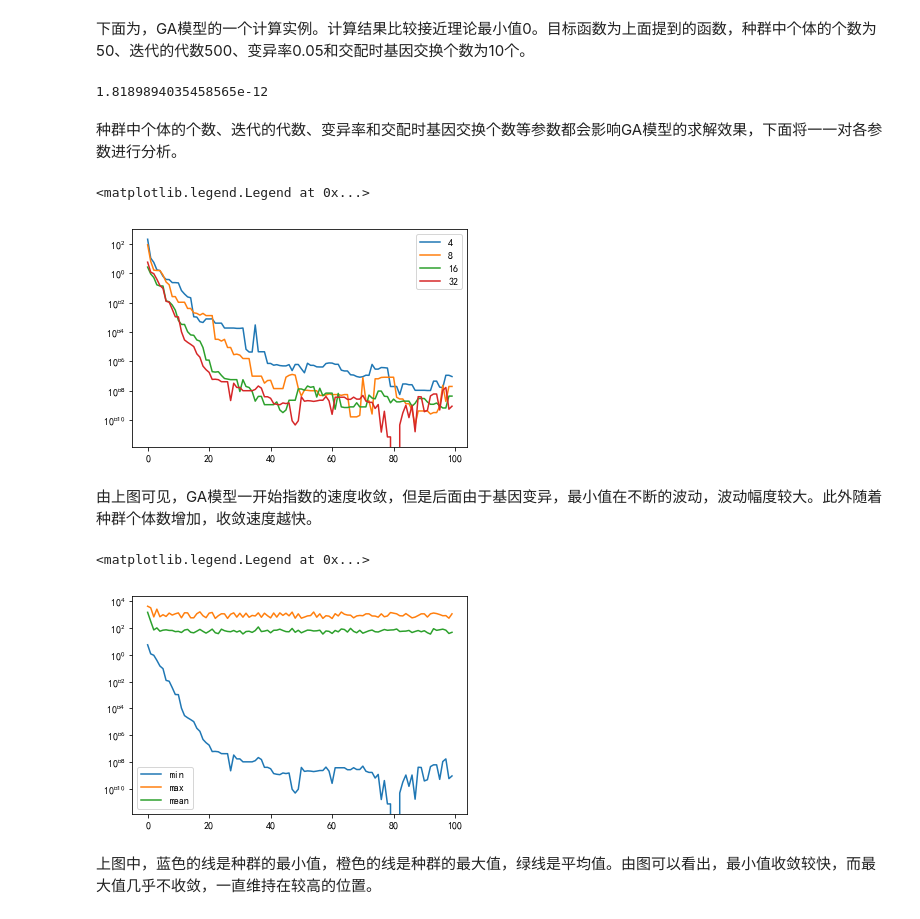
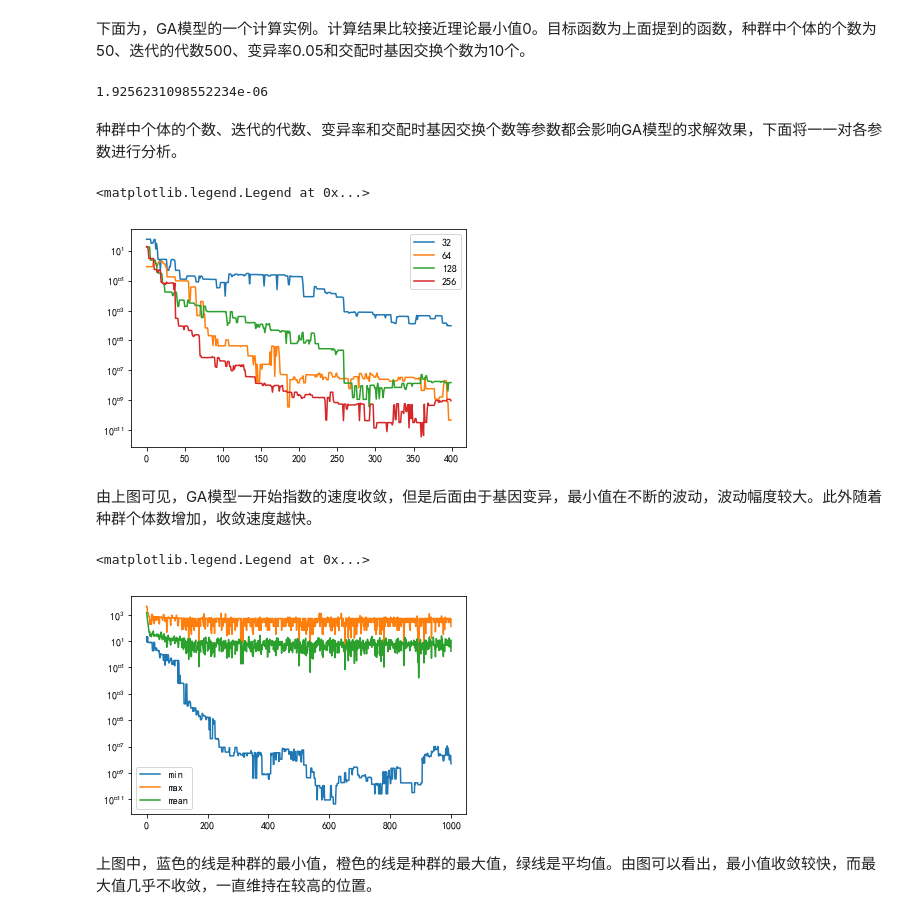
Before and after one commit to HHpetra/courseworkSAWR, a Jupyter notebook: 遗传算法.ipynb, the cells around one changed output. Saved outputs shown, nothing was run; the diff lists cells and outputs as text; code cells hidden in the pictures.

```diff
--- a/遗传算法.ipynb
+++ b/遗传算法.ipynb
@@ -71,7 +71,8 @@ x1=np.dot(bitValue,population[:,0:25].T)
 x2=np.dot(bitValue,population[:,25:25*2].T)
 value=GoalFunction(x1,x2)
 #fitvalue=np.exp(-value)#通过e的指数函数来反转最小值的适应度函数
-fitvalue=1/(value+0.0000001)
+#fitvalue=1/(value+0.0000001)
+fitvalue=-np.log(value/5120)
 fitness=fitvalue/fitvalue.sum()
 value,fitness
 # %% [output]
@@ -102,8 +103,9 @@ np.random.shuffle(newPopulation)
 # %%
 def reproduce(a,b,exchangeNumber):
     exchangeSit=np.random.randint(0,len(a),exchangeNumber)
-    a[exchangeSit]=a[exchangeSit]
-    b[exchangeSit]=b[exchangeSit]
+    temp=a[exchangeSit]
+    a[exchangeSit]=b[exchangeSit]
+    b[exchangeSit]=temp
     return a,b
 for i in range(len(newPopulation),2):
     a=newPopulation[i]
@@ -144,8 +146,11 @@ class GA(object):
         return value
     def reproduce(self,a,b,exchangeNumber):
         exchangeSit=np.random.randint(0,len(a),exchangeNumber)
-        a[exchangeSit]=a[exchangeSit]
-        b[exchangeSit]=b[exchangeSit]
+        #a[exchangeSit]=a[exchangeSit]
+        #b[exchangeSit]=b[exchangeSit]
+        temp=a[exchangeSit]
+        a[exchangeSit]=b[exchangeSit]
+        b[exchangeSit]=temp
         return a,b
     def variation(self,population,rate):
         variateSite=np.random.random(population.shape)<=rate
@@ -155,7 +160,8 @@ class GA(object):
         for i in range(self.iteration):
             value=self.__getValue()
             #fitvalue=np.exp(-value)#通过e的指数函数来反转最小值的适应度函数
-            fitvalue=1/(value+0.0000001)
+            #fitvalue=1/(value+0.0000001)
+            fitvalue=-np.log((value+0.00000001)/5121)
             fitness=fitvalue/fitvalue.sum()
             index=np.random.choice(len(fitness),size=len(fitness),p=fitness)
             newPopulation=self.population[index]
@@ -177,33 +183,36 @@ model=GA(GoalFunction,50,500,0.05,10,25,4,-20)
 model.run()
 model.resualt()
 # %% [output]
-1.8189894035458565e-12
+1.9256231098552234e-06
 # %% [markdown]
 种群中个体的个数、迭代的代数、变异率和交配时基因交换个数等参数都会影响GA模型的求解效果，下面将一一对各参数进行分析。
 # %%
-model1=GA(GoalFunction,16,100,0.05,10,25,4,-20)
-model2=GA(GoalFunction,32,100,0.05,10,25,4,-20)
-model3=GA(GoalFunction,64,100,0.05,10,25,4,-20)
-model4=GA(GoalFunction,128,100,0.05,10,25,4,-20)
+model1=GA(GoalFunction,32,400,0.005,10,25,4,-20)
+model2=GA(GoalFunction,64,400,0.005,10,25,4,-20)
+model3=GA(GoalFunction,128,400,0.005,10,25,4,-20)
+model4=GA(GoalFunction,256,400,0.005,10,25,4,-20)
 model1.run()
 model2.run()
 model3.run()
 model4.run()
-plt.plot(range(100),model1.min,range(100),model2.min,range(100),model3.min,range(100),model4.min)
+x=range(400)
+plt.plot(x,model1.min,x,model2.min,x,model3.min,x,model4.min)
 plt.yscale('log')
-plt.legend(['4','8','16','32'])
+plt.legend(['32','64','128','256'])
 # %% [output]
 <matplotlib.legend.Legend at 0x...>
-[figure, old version]
+[figure, new version]
 # %% [markdown]
 由上图可见，GA模型一开始指数的速度收敛，但是后面由于基因变异，最小值在不断的波动，波动幅度较大。此外随着种群个体数增加，收敛速度越快。
 # %%
-plt.plot(range(100),model4.min,range(100),model4.max,range(100),model4.mean)
+model5=GA(GoalFunction,128,1000,0.005,10,25,4,-20)
+model5.run()
+plt.plot(range(1000),model5.min,range(1000),model5.max,range(1000),model5.mean)
 plt.yscale('log')
 plt.legend(['min','max','mean'])
 # %% [output]
 <matplotlib.legend.Legend at 0x...>
-[figure, old version]
+[figure, new version]
 # %% [markdown]
 上图中，蓝色的线是种群的最小值，橙色的线是种群的最大值，绿线是平均值。由图可以看出，最小值收敛较快，而最大值几乎不收敛，一直维持在较高的位置。
 # %%
```
Also changed, not shown: parts of 8 cells of this notebook, 21 other files.
